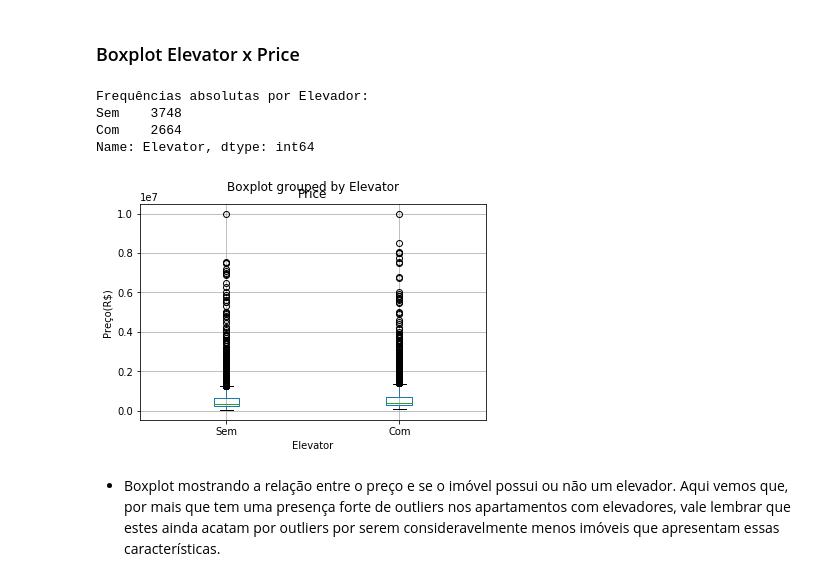
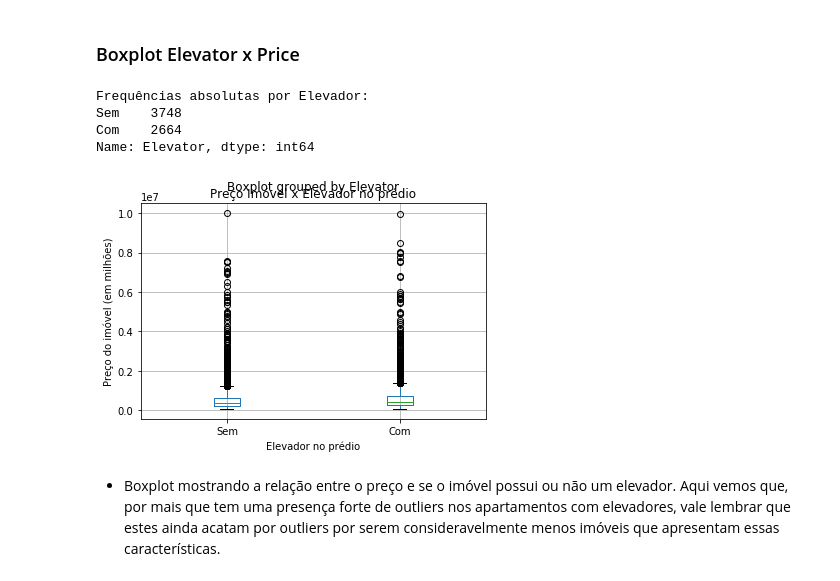
Before and after one commit to arthurfc12/Projeto3CDados, a Jupyter notebook: pr3Oficial.ipynb, the cells around one changed output. Saved outputs shown, nothing was run; the diff lists cells and outputs as text; code cells hidden in the pictures.

```diff
--- a/pr3Oficial.ipynb
+++ b/pr3Oficial.ipynb
@@ -182,19 +198,21 @@ bplot=sns.stripplot(y=a, x='Parking',
 # %%
 data.Elevator = data.Elevator.astype('category')
 data.Elevator.cat.categories = (['Sem', 'Com'])
 
 print('Frequências absolutas por Elevador:')
 ut1 = data.Elevator.value_counts(sort=False).reindex(['Sem', 'Com'])
 print(ut1,'\n')
 
 data.boxplot(column="Price",by="Elevator")
-plt.ylabel("Preço(R$)")
+plt.xlabel('Elevador no prédio')
+plt.ylabel('Preço do imóvel (em milhões)')
+plt.title('Preço Imóvel x Elevador no prédio')
 plt.show()
 # %% [output]
 Frequências absolutas por Elevador:
 Sem    3748
 Com    2664
 Name: Elevator, dtype: int64
-[figure, old version]
+[figure, new version]
 # %% [markdown]
 * Boxplot mostrando a relação entre o preço e se o imóvel possui ou não um elevador. Aqui vemos que, por mais que tem uma presença forte de outliers nos apartamentos com elevadores, vale lembrar que estes ainda acatam por outliers por serem consideravelmente menos imóveis que apresentam essas características.
```
Also changed, not shown: parts of 15 cells of this notebook.
